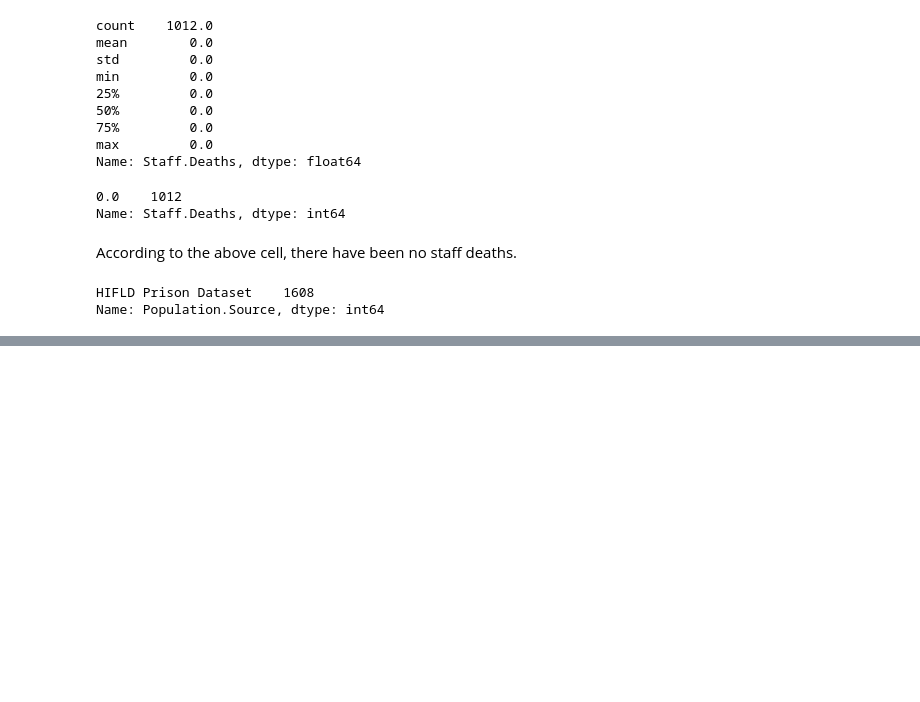
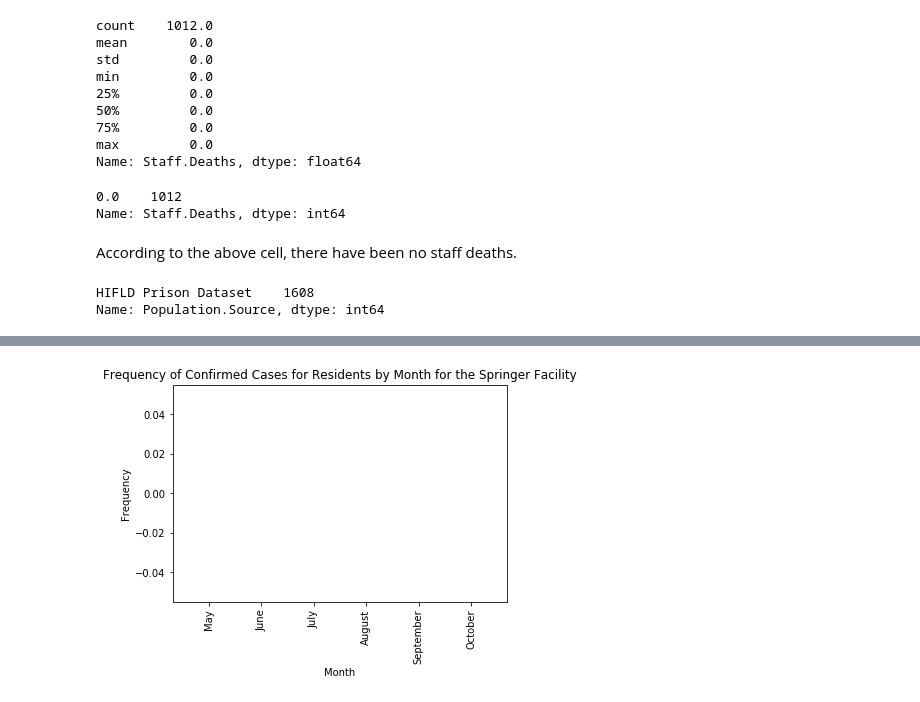
Before and after one commit to LeliaPlusPlus/TPP_Hackathon_2020, a Jupyter notebook: Exploratory Analysis - New Mexico and Washington.ipynb, the cells around one changed output, grey strips where cells are left out. Saved outputs shown, nothing was run; the diff lists cells and outputs as text; code cells hidden in the pictures; blank space fills up the shorter version.

```diff
--- a/Exploratory Analysis - New Mexico and Washington.ipynb
+++ b/Exploratory Analysis - New Mexico and Washington.ipynb
@@ -184,0 +419,14 @@ Name: Population.Source, dtype: int64
+# %%
+# visualization
+labels = ["May", "June", "July", "August", "September", "October"]
+sizes = [0,0,0,0,0,0]
+
+# Let's get a bar chart
+plt.bar(labels, sizes)
+plt.xlabel("Month")
+plt.ylabel('Frequency')
+plt.title('Frequency of Confirmed Cases for Residents by Month for the Springer Facility')
+plt.xticks(rotation=90)
+plt.savefig("visualizations/residentsconfirmedspringerbar.jpg")
+# %% [output]
+[figure, added]
```
Also changed, not shown: parts of 16 cells of this notebook, 7 other files.
